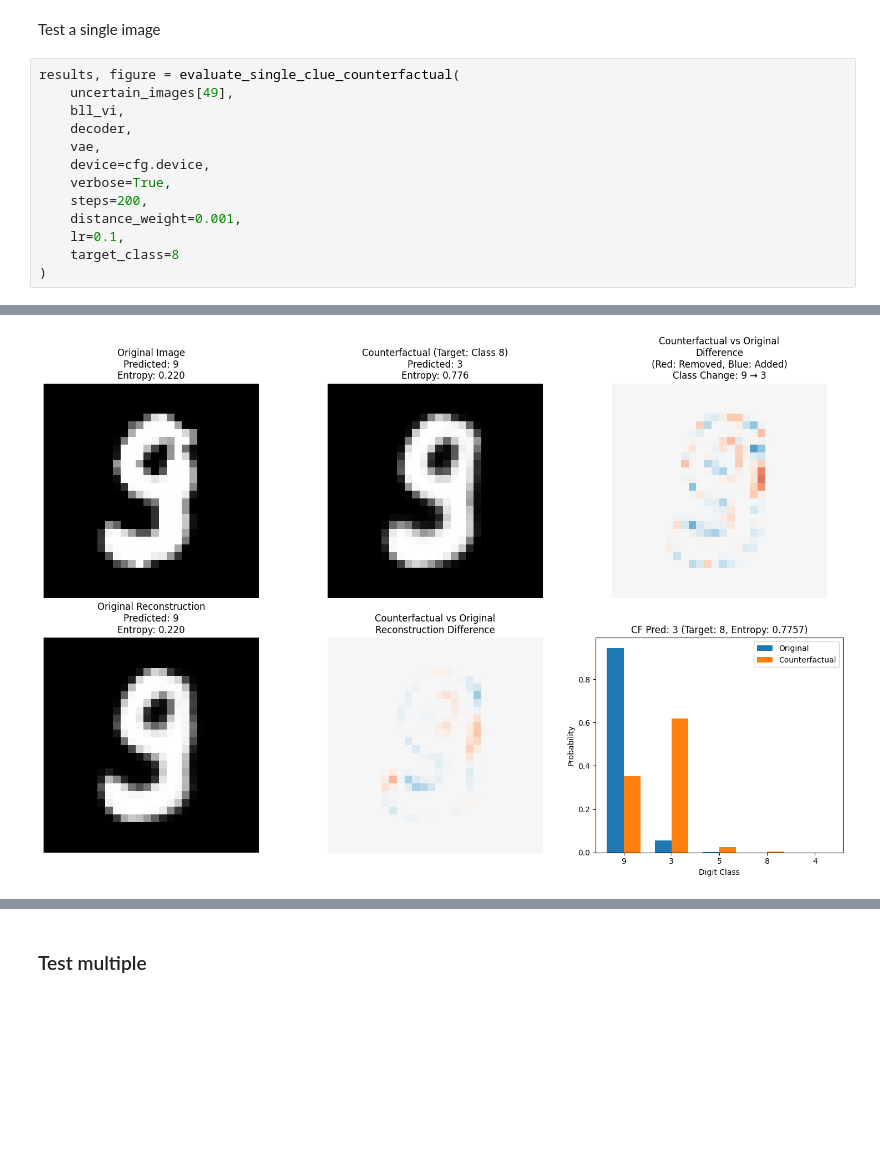
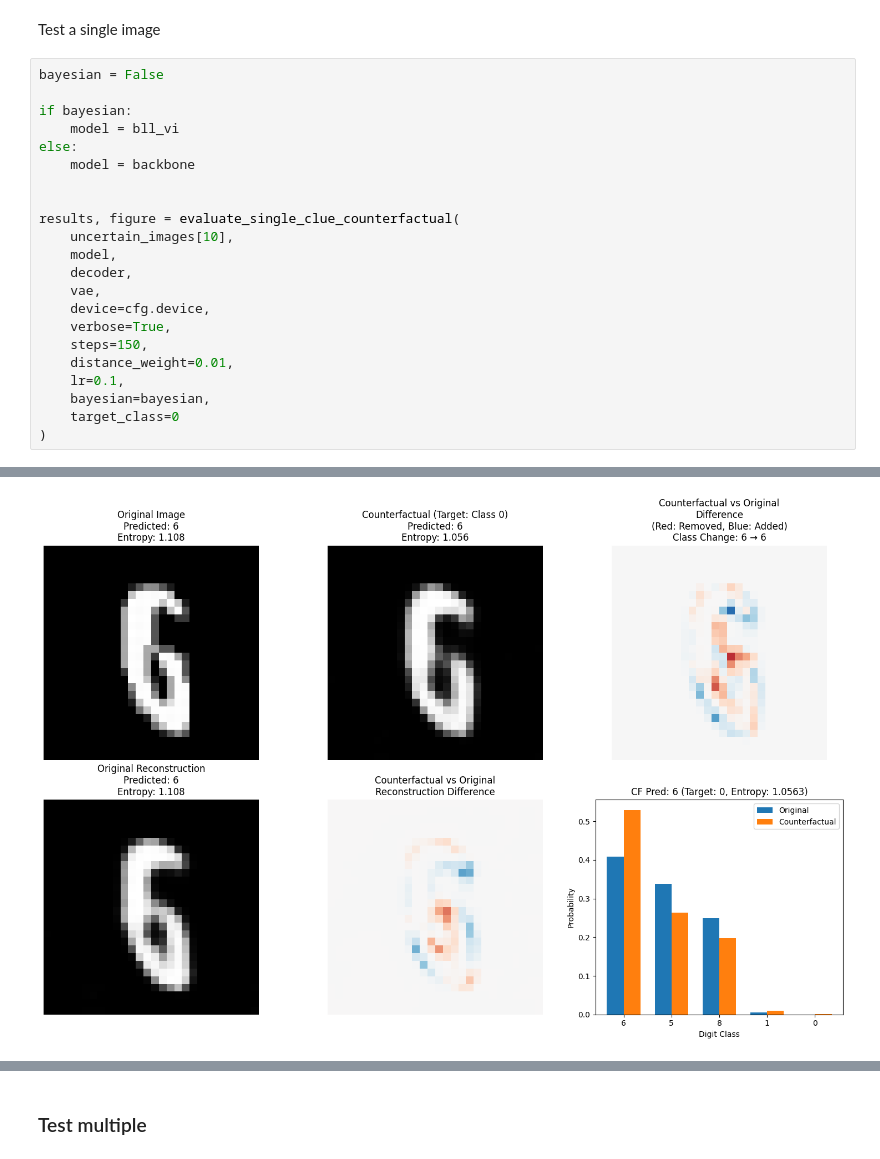
Before and after one commit to confinlay/Bayesian-CE, a Jupyter notebook: MyImplementation/testing_notebooks/test-clue-performance.ipynb, the cells around one changed output, grey strips where cells are left out. Saved outputs shown, nothing was run; the diff lists cells and outputs as text; blank space fills up the shorter version.

```diff
--- a/MyImplementation/testing_notebooks/test-clue-performance.ipynb
+++ b/MyImplementation/testing_notebooks/test-clue-performance.ipynb
@@ -545,16 +554,25 @@ Aggregate results saved to: ../model_saves/new_regene_models/CLUE_results/DETERM
 # %% [markdown]
 Test a single image
 # %%
+bayesian = False
+
+if bayesian:
+    model = bll_vi
+else:
+    model = backbone
+
+
 results, figure = evaluate_single_clue_counterfactual(
-    uncertain_images[49],
-    bll_vi,
+    uncertain_images[10],
+    model,
     decoder,
     vae,
     device=cfg.device,
     verbose=True,
-    steps=200,
-    distance_weight=0.001,
+    steps=150,
+    distance_weight=0.01,
     lr=0.1,
-    target_class=8
+    bayesian=bayesian,
+    target_class=0
 )
 # %% [output]
@@ -578,2 +596,2 @@ Step 199: Loss: 0.0232, Target Class Prob: 1.0000, Distance: 23.2431
-[figure, old version]
+[figure, new version]
 CLUE Counterfactual Results:
```
Also changed, not shown: parts of 8 cells of this notebook, 1 other file.
